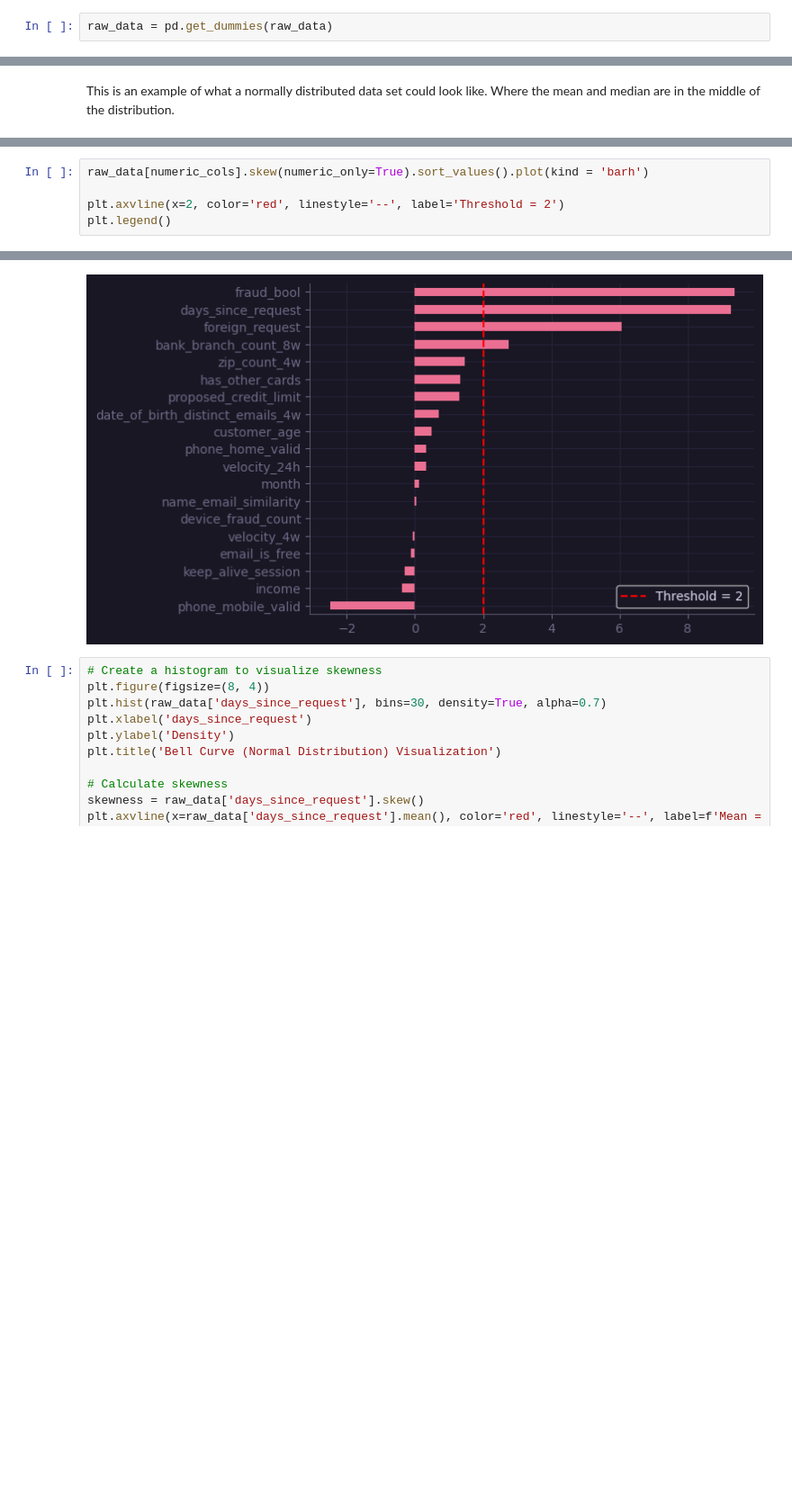
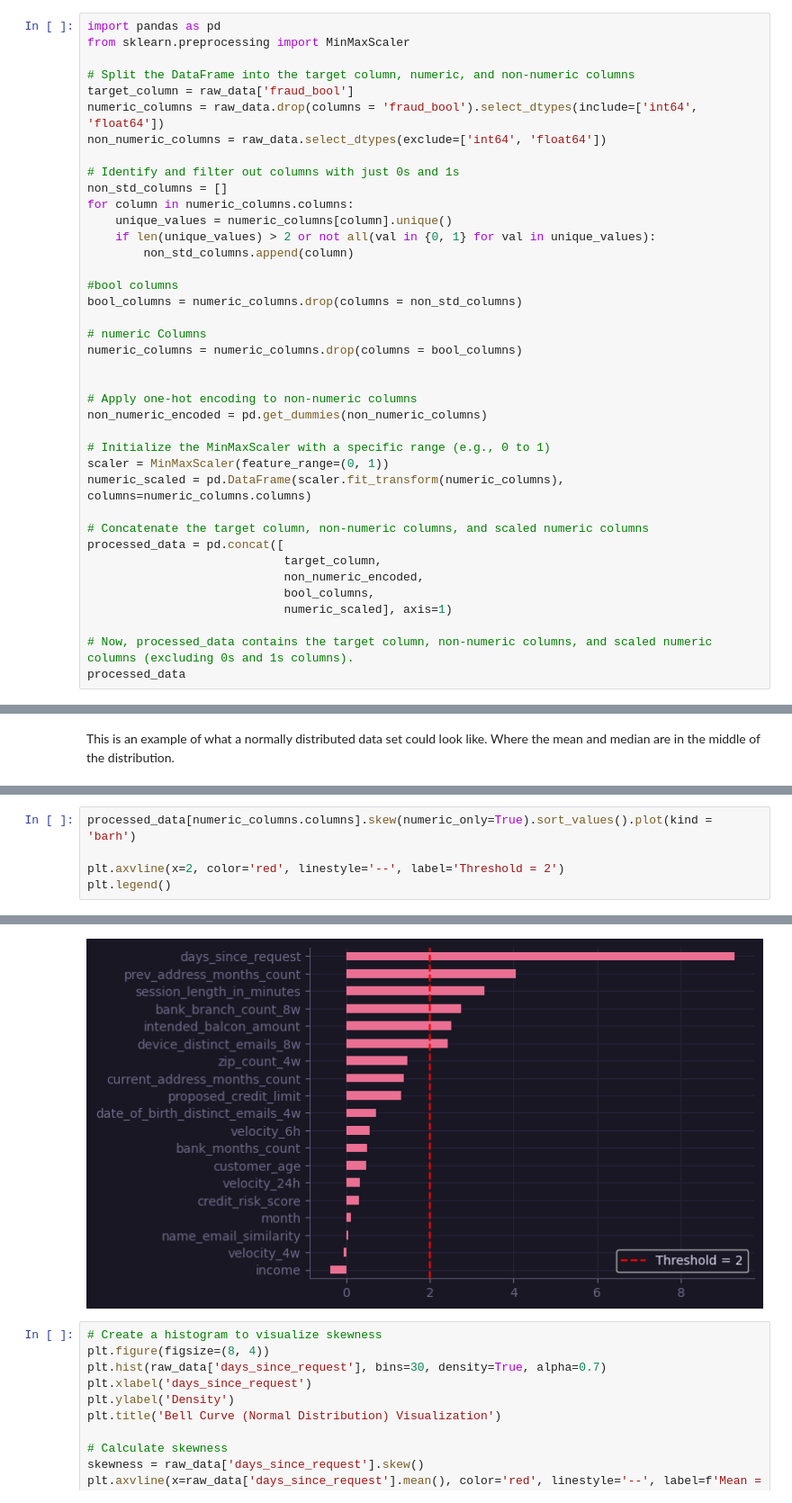
Before and after one commit to rcwylie/Fraudulent_payments, a Jupyter notebook: n_Code.ipynb, the cells around one changed output, grey strips where cells are left out. Shown at 90% size. Cells and saved outputs as stored; diff of their text form; blank space fills up the shorter version.

```diff
--- a/n_Code.ipynb
+++ b/n_Code.ipynb
@@ -89,5 +86,42 @@ raw_data.describe()
 There are a number of categorical features within the data set. As such, need to apply one hot encoding.
 
 One-hot encoding is a technique used in data preprocessing and feature engineering, primarily in the context of machine learning and data analysis. It's employed to represent categorical variables as binary vectors (0s and 1s). Each category or label within a categorical variable is transformed into a binary feature, where each feature corresponds to one category and is either "on" (1) or "off" (0) based on whether the original data point falls into that category.
-# %%
-raw_data = pd.get_dummies(raw_data)
+# %%
+import pandas as pd
+from sklearn.preprocessing import MinMaxScaler
+
+# Split the DataFrame into the target column, numeric, and non-numeric columns
+target_column = raw_data['fraud_bool']
+numeric_columns = raw_data.drop(columns = 'fraud_bool').select_dtypes(include=['int64', 'float64'])
+non_numeric_columns = raw_data.select_dtypes(exclude=['int64', 'float64'])
+
+# Identify and filter out columns with just 0s and 1s
+non_std_columns = []
+for column in numeric_columns.columns:
+    unique_values = numeric_columns[column].unique()
+    if len(unique_values) > 2 or not all(val in {0, 1} for val in unique_values):
+        non_std_columns.append(column)
+
+#bool columns
+bool_columns = numeric_columns.drop(columns = non_std_columns)
+
+# numeric Columns
+numeric_columns = numeric_columns.drop(columns = bool_columns)
+
+
+# Apply one-hot encoding to non-numeric columns
+non_numeric_encoded = pd.get_dummies(non_numeric_columns)
+
+# Initialize the MinMaxScaler with a specific range (e.g., 0 to 1)
+scaler = MinMaxScaler(feature_range=(0, 1))
+numeric_scaled = pd.DataFrame(scaler.fit_transform(numeric_columns), columns=numeric_columns.columns)
+
+# Concatenate the target column, non-numeric columns, and scaled numeric columns
+processed_data = pd.concat([
+                            target_column,
+                            non_numeric_encoded,
+                            bool_columns,
+                            numeric_scaled], axis=1)
+
+# Now, processed_data contains the target column, non-numeric columns, and scaled numeric columns (excluding 0s and 1s columns).
+processed_data
@@ -138,11 +196,11 @@ numeric_cols =  [cname for cname in raw_data.loc[:, :'month'].columns if
 # %%
-raw_data[numeric_cols].skew(numeric_only=True).sort_values().plot(kind = 'barh')
+processed_data[numeric_columns.columns].skew(numeric_only=True).sort_values().plot(kind = 'barh')
 
 plt.axvline(x=2, color='red', linestyle='--', label='Threshold = 2')
 plt.legend()
 # %% [output]
 <matplotlib.legend.Legend at 0x...>
-[figure, old version]
+[figure, new version]
 # %%
 # Create a histogram to visualize skewness
 plt.figure(figsize=(8, 4))
```
Also changed, not shown: parts of 21 cells of this notebook.
